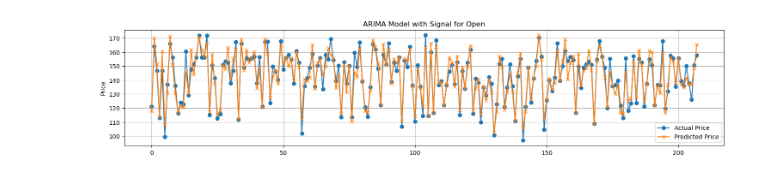
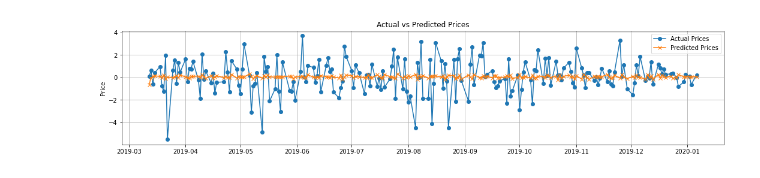
Before and after one commit to saltedpotato/QF632_Project, a Jupyter notebook: Project 1.ipynb, the cells around one changed output. Saved outputs shown, nothing was run; the diff lists cells and outputs as text; code cells hidden in the pictures.

```diff
--- a/Project 1.ipynb
+++ b/Project 1.ipynb
@@ -370,0 +371,19 @@ Adj Close Daily Return indicator is a lagging indicator (-9 days) and is ineffec
+# %%
+def setup_data_for_modelling(df_temp, forecast_horizon):
+    df_for_regression = get_differenced_data(df_temp.copy(), forecast_horizon)
+    df_for_regression = df_for_regression.rename(columns={"Adj Close": "y"})
+    df_for_regression = df_for_regression.drop(columns = ["Open", "High", "Low", "Close"])
+
+    # We need to shift the features to ensure fair forecasting
+    df_for_regression["Signal"] = df_for_regression["Signal"].shift(forecast_horizon)
+
+    # Create lags for linear regression
+    lags_required = 1
+    for l in range(forecast_horizon, lags_required+1):
+        df_for_regression["lag"+str(l)] = df_for_regression["y"].shift(l)
+
+    return df_for_regression.dropna()
+# %%
+h = 1
+df_for_regression = setup_data_for_modelling(df_outlier_imputed.copy(), h)
+X, y, X_train, X_test, y_train, y_test = get_standard_train_test_split(df_for_regression, test_ratio=0.2, is_not_time_series = False)
@@ -455,60 +554,40 @@ R-squared: 0.94
 # %%
-# ARIMA Model, to determine whether the Signal Indicator is a able to predict/forecast clsoing prices
+# For fair test, let's get the same test size as the regressors
+test_size = len(y_test)
 
-df_arima = df.copy()
-df_arima['Date'] = pd.to_datetime(df_arima['Date'])
+# Modify df for time-series model
+df_arima = df_for_regression.copy()
 df_arima = df_arima.set_index('Date').asfreq('D').dropna()
+features = ["Signal"]
 
-from statsmodels.tsa.arima.model import ARIMA
-import warnings
-warnings.filterwarnings('ignore')
+X, y, X_train, X_test, y_train, y_test = get_standard_train_test_split(df_arima[["y"] + features], test_ratio=0.2, is_not_time_series = False)
 
-for each_column in df_arima.columns[1 : -1]:
+model = ARIMA(y_train, X_train, order=(0,0,1))
+arima_fit = model.fit()
+# Predict future prices using the signal
+pred = arima_fit.forecast(steps = len(X_test), exog = X_test).values
 
-    print(f'\033[1mActual {each_column} Price vs Predicted {each_column} Price\033[0m')
+mae = mean_absolute_error(pred, y_test)
+rmse = mean_squared_error(pred, y_test) ** 0.5
 
-    feature_data = df_arima[['Signal']]
-    target_data = df_arima[each_column]
+models_performance["Arima"] = [mae, rmse, np.std(pred)]
 
-    # Split the data into training and testing sets
-    X_train, X_test, y_train, y_test = train_test_split(feature_data,
-                                                        target_data,
-                                                        test_size=0.2,
-                                                        random_state = 10)
+# models_performance["Lasso"] = [mae, r2, np.std(pred)]
 
-    # Fit ARIMA model
-    model = ARIMA(y_train, X_train, order=(1, 0, 0))
-    arima_fit = model.fit()
-    print(arima_fit.summary())
+print(f'\033[1mActual Adj Close Price vs Predicted Adj Close Price\033[0m')
+print(f'Root Mean Squared Error: {rmse:.2f}')
+print(f'Mean Absolute Error: {mae:.2f}')
+print(f'Std: {np.std(pred):.2f}')
 
-    # Predict future prices using the signal
-    signal_forecast = arima_fit.forecast(steps = len(X_test), exog = X_test)
+# To visualise the performance of the model
+plt.figure(figsize = (18, 3.5))
+plt.plot(y_test.index, y_test.values, label = 'Actual Prices', marker = 'o')
+plt.plot(y_test.index, pred, label = 'Predicted Prices', marker = 'x')
+plt.title('Actual vs Predicted Prices')
+plt.ylabel('Price')
+plt.legend()
+plt.grid(True)
+plt.show()
 
-    # To determine the Signal's ability to predict the price
-    arima_mse = mean_squared_error(y_test, signal_forecast)
-    arima_rmse = np.sqrt(arima_mse)
-    arima_mae = mean_absolute_error(y_test, signal_forecast)
-    arima_r2 = r2_score(y_test, signal_forecast)
-
-
-    print(f'Mean Squared Error: {arima_mse:.2f}')
-    print(f'Root Mean Squared Error: {arima_rmse:.2f}')
-    print(f'Mean Absolute Error: {arima_mae:.2f}')
-    print(f'R-squared: {arima_r2:.2f}')
-
-    # Plot the actual vs. predicted values
-    plt.figure(figsize = (18, 3.5))
-    plt.plot(range(len(y_test)),
-             y_test,
-             label = 'Actual Price',
-             marker = 'o')
-    plt.plot(range(len(y_test)),
-             signal_forecast,
-             label = 'Predicted Price',
-             marker = 'x')
-    plt.title(f'ARIMA Model with Signal for {each_column}')
-    plt.ylabel('Price')
-    plt.legend()
-    plt.grid(True)
-    plt.show()
+print(arima_fit.summary())
 # %% [output]
@@ -532 +598 @@ R-squared: 0.91
-[figure, old version]
+[figure, new version]
```
Also changed, not shown: parts of 66 cells of this notebook, 1 other file.
